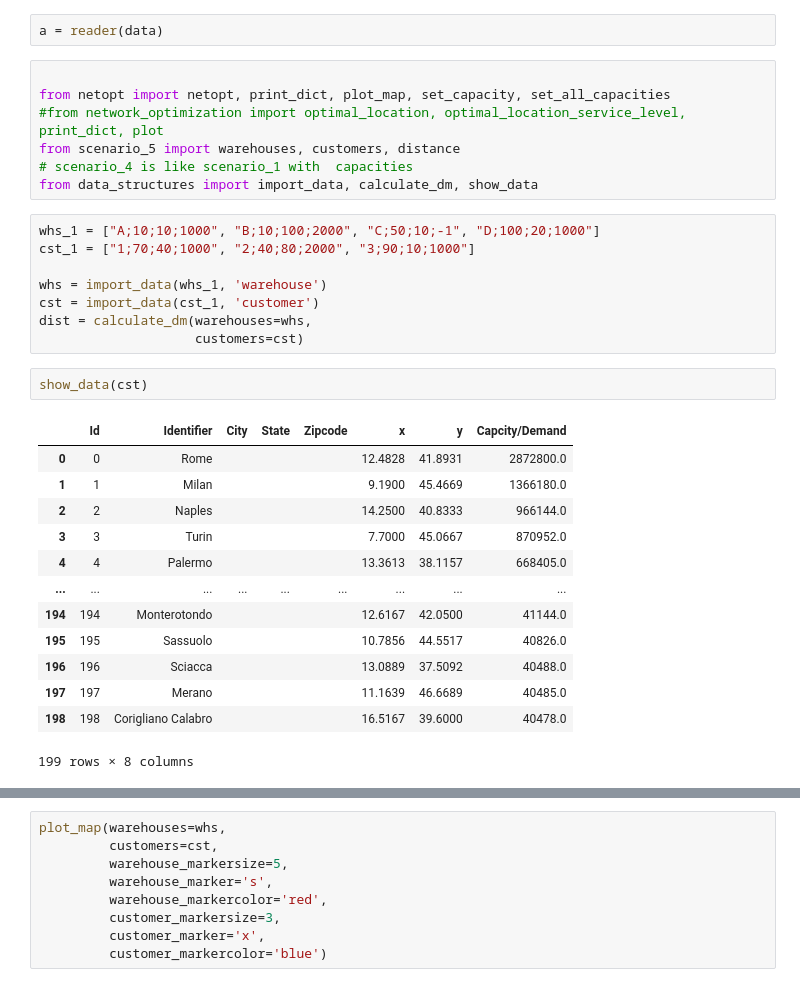
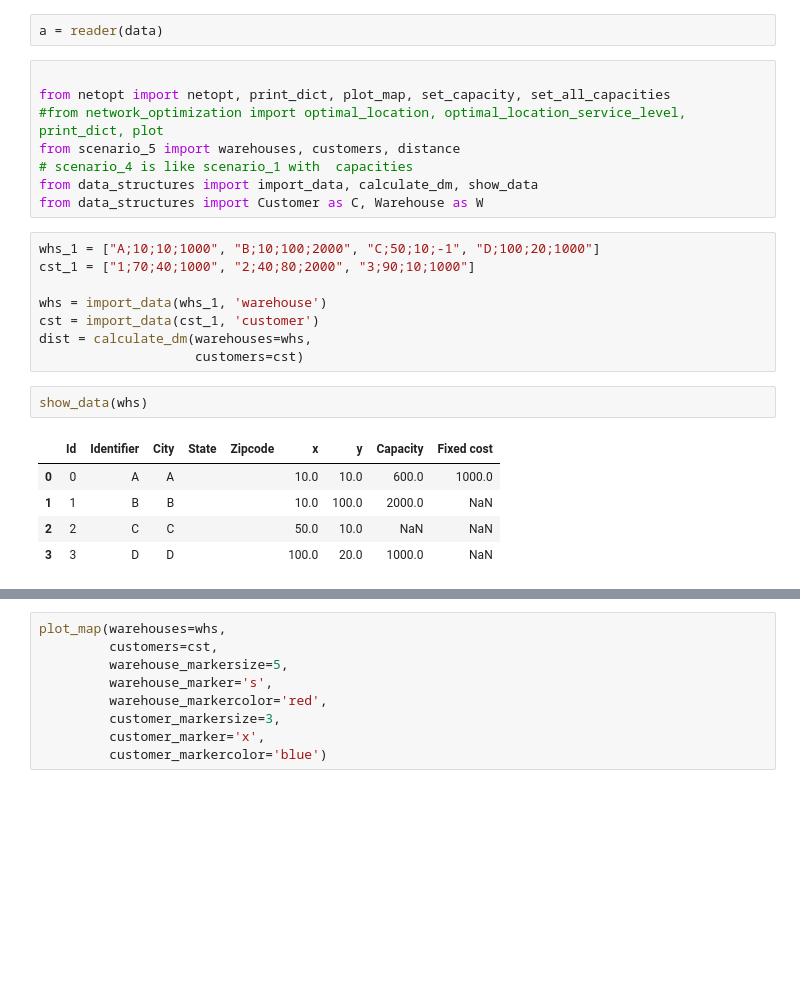
Before and after one commit to ropinotex/network_optimization, a Jupyter notebook: Netopt.ipynb, the cells around one changed output, grey strips where cells are left out. Drawn from its saved outputs; the diff is of its cells as text; blank space fills up the shorter version.

```diff
--- a/Netopt.ipynb
+++ b/Netopt.ipynb
@@ -69,6 +77,7 @@ from netopt import netopt, print_dict, plot_map, set_capacity, set_all_capacitie
 from scenario_5 import warehouses, customers, distance
 # scenario_4 is like scenario_1 with  capacities
 from data_structures import import_data, calculate_dm, show_data
+from data_structures import Customer as C, Warehouse as W
 # %%
 whs_1 = ["A;10;10;1000", "B;10;100;2000", "C;50;10;-1", "D;100;20;1000"]
 cst_1 = ["1;70;40;1000", "2;40;80;2000", "3;90;10;1000"]
@@ -78,19 +87,11 @@ cst = import_data(cst_1, 'customer')
 dist = calculate_dm(warehouses=whs,
                     customers=cst)
 # %%
-show_data(cst)
+show_data(whs)
 # %% [output]
-|  | Id | Identifier | City | State | Zipcode | x | y | Capcity/Demand |
-| 0 | 0 | Rome |  |  |  | 12.4828 | 41.8931 | 2872800.0 |
-| 1 | 1 | Milan |  |  |  | 9.1900 | 45.4669 | 1366180.0 |
-| 2 | 2 | Naples |  |  |  | 14.2500 | 40.8333 | 966144.0 |
-| 3 | 3 | Turin |  |  |  | 7.7000 | 45.0667 | 870952.0 |
-| 4 | 4 | Palermo |  |  |  | 13.3613 | 38.1157 | 668405.0 |
-| ... | ... | ... | ... | ... | ... | ... | ... | ... |
-| 194 | 194 | Monterotondo |  |  |  | 12.6167 | 42.0500 | 41144.0 |
-| 195 | 195 | Sassuolo |  |  |  | 10.7856 | 44.5517 | 40826.0 |
-| 196 | 196 | Sciacca |  |  |  | 13.0889 | 37.5092 | 40488.0 |
-| 197 | 197 | Merano |  |  |  | 11.1639 | 46.6689 | 40485.0 |
-| 198 | 198 | Corigliano Calabro |  |  |  | 16.5167 | 39.6000 | 40478.0 |
+|  | Id | Identifier | City | State | Zipcode | x | y | Capacity | Fixed cost |
+| 0 | 0 | A | A |  |  | 10.0 | 10.0 | 600.0 | 1000.0 |
+| 1 | 1 | B | B |  |  | 10.0 | 100.0 | 2000.0 | NaN |
+| 2 | 2 | C | C |  |  | 50.0 | 10.0 | NaN | NaN |
+| 3 | 3 | D | D |  |  | 100.0 | 20.0 | 1000.0 | NaN |
-199 rows × 8 columns
 # %%
```
Also changed, not shown: parts of 4 cells of this notebook, 3 other files.
